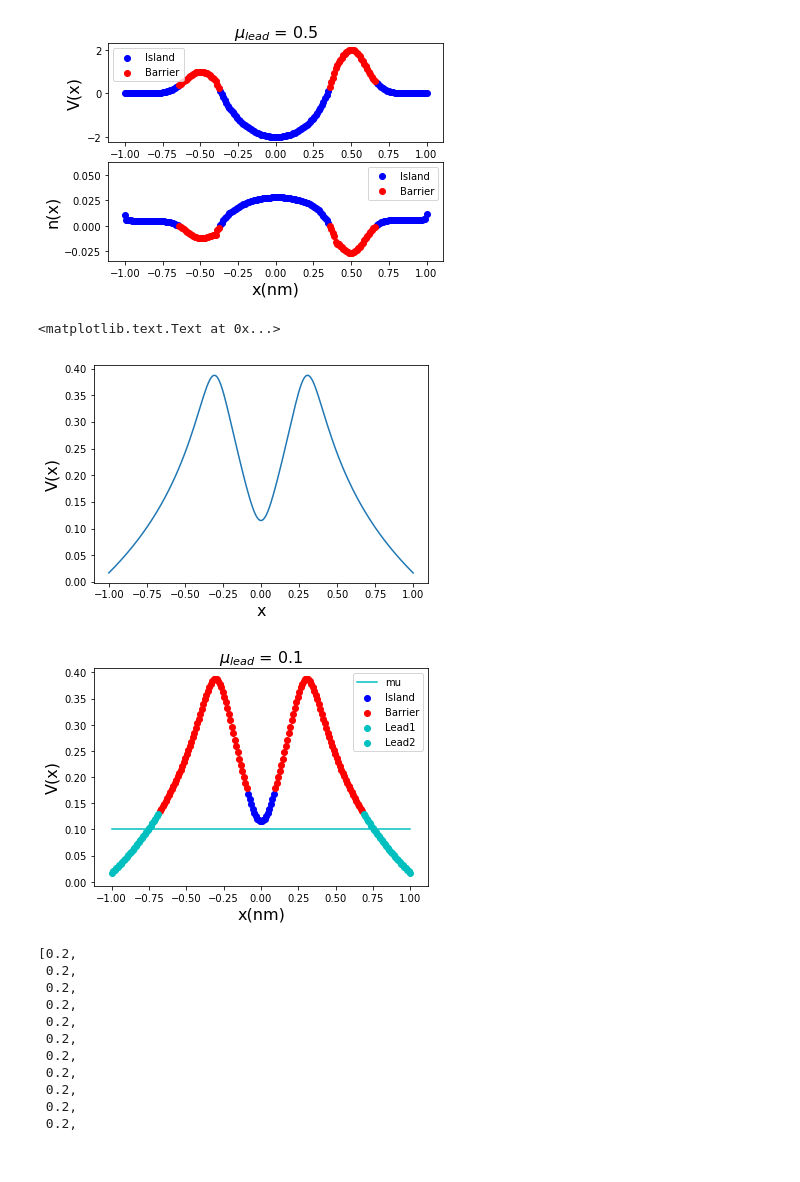
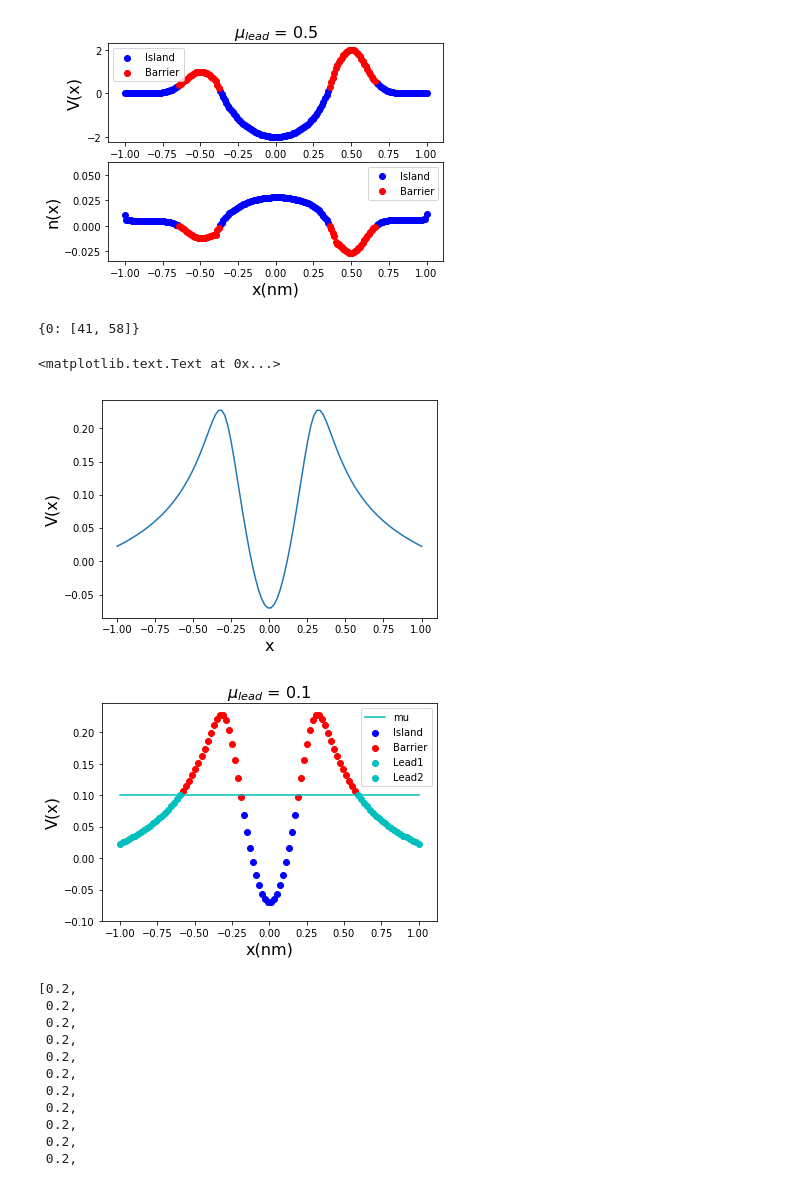
Before and after one commit to Quantumgame/quantum-ml, a Jupyter notebook: ndot/lib/playground.ipynb, the cells around one changed output. Saved outputs shown, nothing was run; the diff lists cells and outputs as text; code cells hidden in the pictures.

```diff
--- a/ndot/lib/playground.ipynb
+++ b/ndot/lib/playground.ipynb
@@ -98,10 +98,10 @@ reload(dot_classifier)
 import potential_profile
 reload(potential_profile)
 
-N_grid = 200
+N_grid = 100
 x = np.linspace(-1,1,N_grid)
 
-d = (150e-3,0,0.1,1)
+d = (330e-3,0,0.2,1)
 b1 = (-200e-3,-0.3,0.1,1)
 b2 = (-200e-3,0.3,0.1,1)
 
@@ -110,36 +110,38 @@ V = potential_profile.single_dot_V_x_wire(x,d,b1,b2)
 plt.figure(1)
 plt.plot(x,V)
 plt.xlabel('x',fontsize=16)
 plt.ylabel('V(x)',fontsize=16)
 
 K = dot_classifier_tf.create_K_matrix(x,E_scale=0.5e-3,sigma=(x[1] - x[0]))
 mu = 100e-3
 
 import dot_classifier
 reload(dot_classifier)
 
 mask = dot_classifier.get_mask(x,V,K,mu)
 dot_info = dot_classifier.get_dot_info(mask)
+print dot_info
 
 plt.figure(2)
 lead1 = [i for i, ele in enumerate(mask) if ele == 'l1']
 lead2 = [i for i, ele in enumerate(mask) if ele == 'l2']
 barrier = [i for i, ele in enumerate(mask) if ele == 'b']
 dot = [i for i, ele in enumerate(mask) if ele == 'd']
 
 plt.scatter(x[dot],V[dot],color='b')
 plt.plot(x,[mu]*len(x),color='c',label='mu')
 plt.scatter(x[barrier],V[barrier],color='r')
 plt.scatter(x[lead1],V[lead1],color='c')
 plt.scatter(x[lead2],V[lead2],color='c')
 plt.legend(('mu','Island','Barrier','Lead1','Lead2'))
 plt.xlabel('x(nm)',fontsize=16)
 plt.ylabel('V(x)',fontsize=16)
 plt.title(r'$\mu_{lead}$ = ' + str(mu),fontsize=16)
 # %% [output]
-<matplotlib.text.Text at 0x...>
+{0: [41, 58]}
+<matplotlib.text.Text at 0x...>
-[figure, old version]
+[figure, new version]
-[figure, old version]
+[figure, new version]
 # %%
 [0.2]*len(x)
 # %% [output]
```
Also changed, not shown: parts of 2 cells of this notebook, 4 other files.
